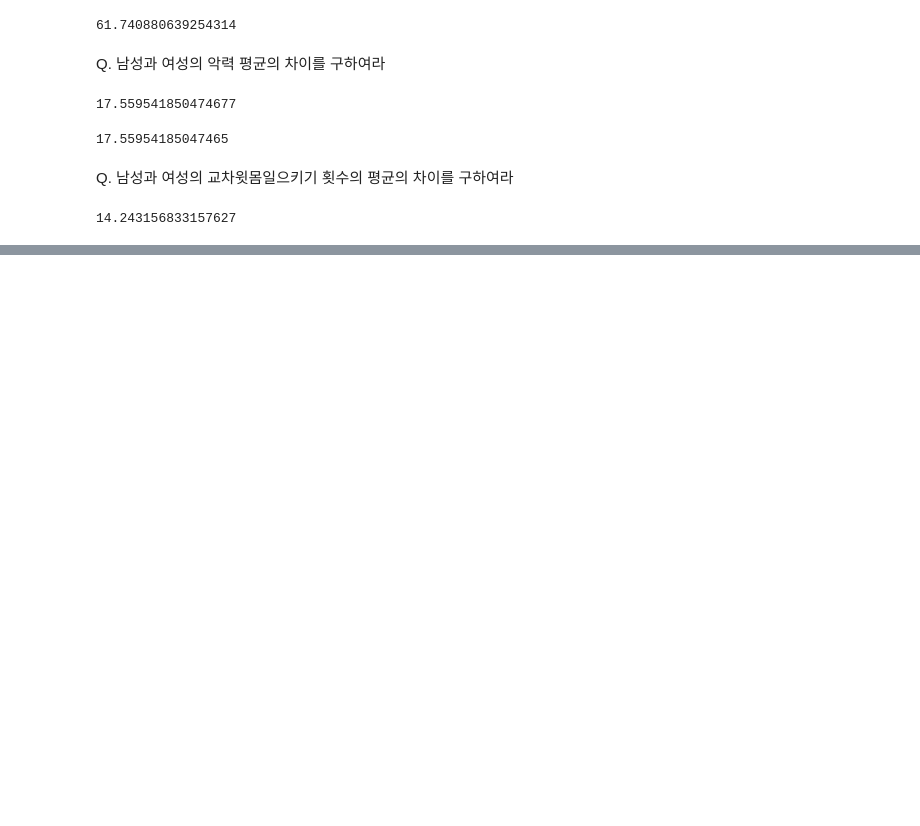
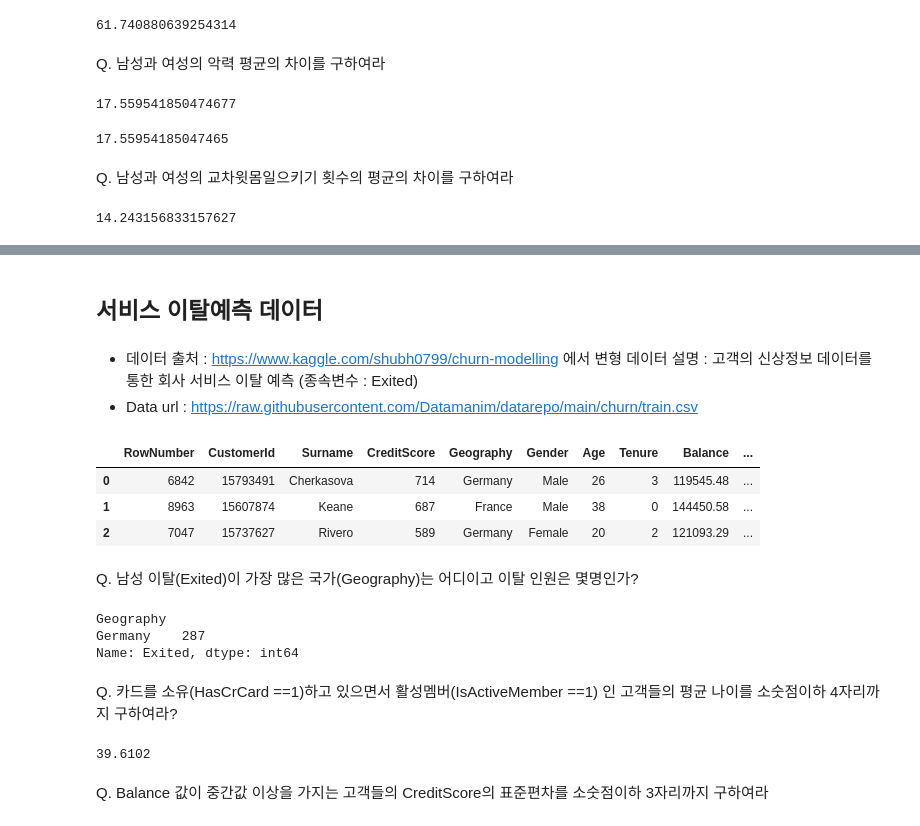
Before and after one commit to heyggun/bigdata_analysis_test, a Jupyter notebook: DataManim_type1_case2.ipynb, the cells around one changed output, grey strips where cells are left out. Cells and saved outputs as stored; diff of their text form; code cells hidden in the pictures; blank space fills up the shorter version.

```diff
--- a/DataManim_type1_case2.ipynb
+++ b/DataManim_type1_case2.ipynb
@@ -427,0 +468,31 @@ Ans.M - Ans.F
+# %% [markdown]
+## 서비스 이탈예측 데이터
+# %% [markdown]
+- 데이터 출처 : https://www.kaggle.com/shubh0799/churn-modelling 에서 변형
+데이터 설명 : 고객의 신상정보 데이터를 통한 회사 서비스 이탈 예측 (종속변수 : Exited)
+- Data url : https://raw.githubusercontent.com/Datamanim/datarepo/main/churn/train.csv
+# %%
+DataUrl = 'https://raw.githubusercontent.com/Datamanim/datarepo/main/churn/train.csv'
+df = pd.read_csv(DataUrl)
+df.head(3)
+# %% [output]
+|  | RowNumber | CustomerId | Surname | CreditScore | Geography | Gender | Age | Tenure | Balance | ... |
+| 0 | 6842 | 15793491 | Cherkasova | 714 | Germany | Male | 26 | 3 | 119545.48 | ... |
+| 1 | 8963 | 15607874 | Keane | 687 | France | Male | 38 | 0 | 144450.58 | ... |
+| 2 | 7047 | 15737627 | Rivero | 589 | Germany | Female | 20 | 2 | 121093.29 | ... |
+# %% [markdown]
+Q. 남성 이탈(Exited)이 가장 많은 국가(Geography)는 어디이고 이탈 인원은 몇명인가?
+# %%
+df.loc[df['Gender']=='Male'].groupby(['Geography'])['Exited'].sum().sort_values(ascending=False).head(1)
+# %% [output]
+Geography
+Germany    287
+Name: Exited, dtype: int64
+# %% [markdown]
+Q. 카드를 소유(HasCrCard ==1)하고 있으면서 활성멤버(IsActiveMember ==1) 인 고객들의 평균 나이를 소숫점이하 4자리까지 구하여라?
+# %%
+round(df.loc[(df['HasCrCard']==1) & df['IsActiveMember']==1]['Age'].mean(),4)
+# %% [output]
+39.6102
+# %% [markdown]
+Q. Balance 값이 중간값 이상을 가지는 고객들의 CreditScore의 표준편차를 소숫점이하 3자리까지 구하여라
```
Also changed, not shown: parts of 10 cells of this notebook.
